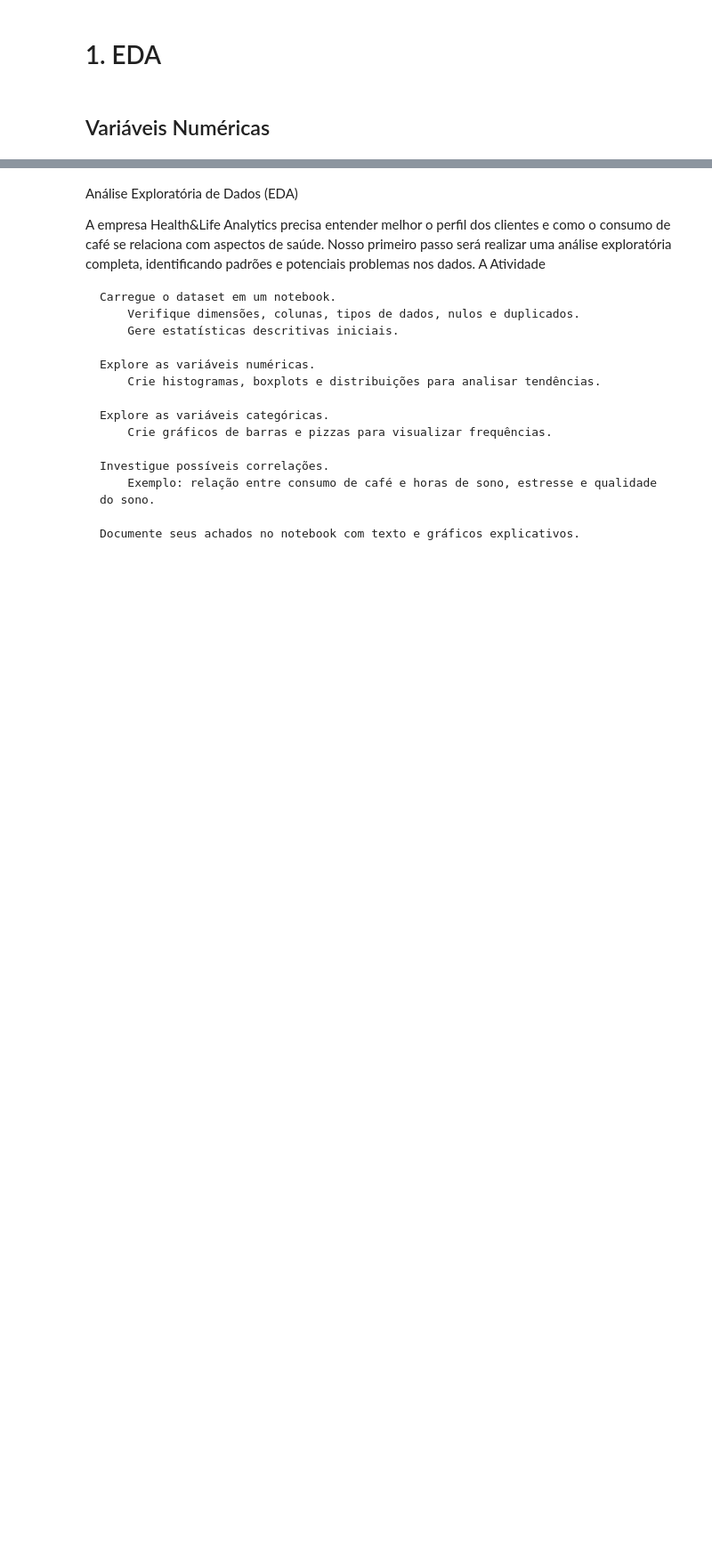
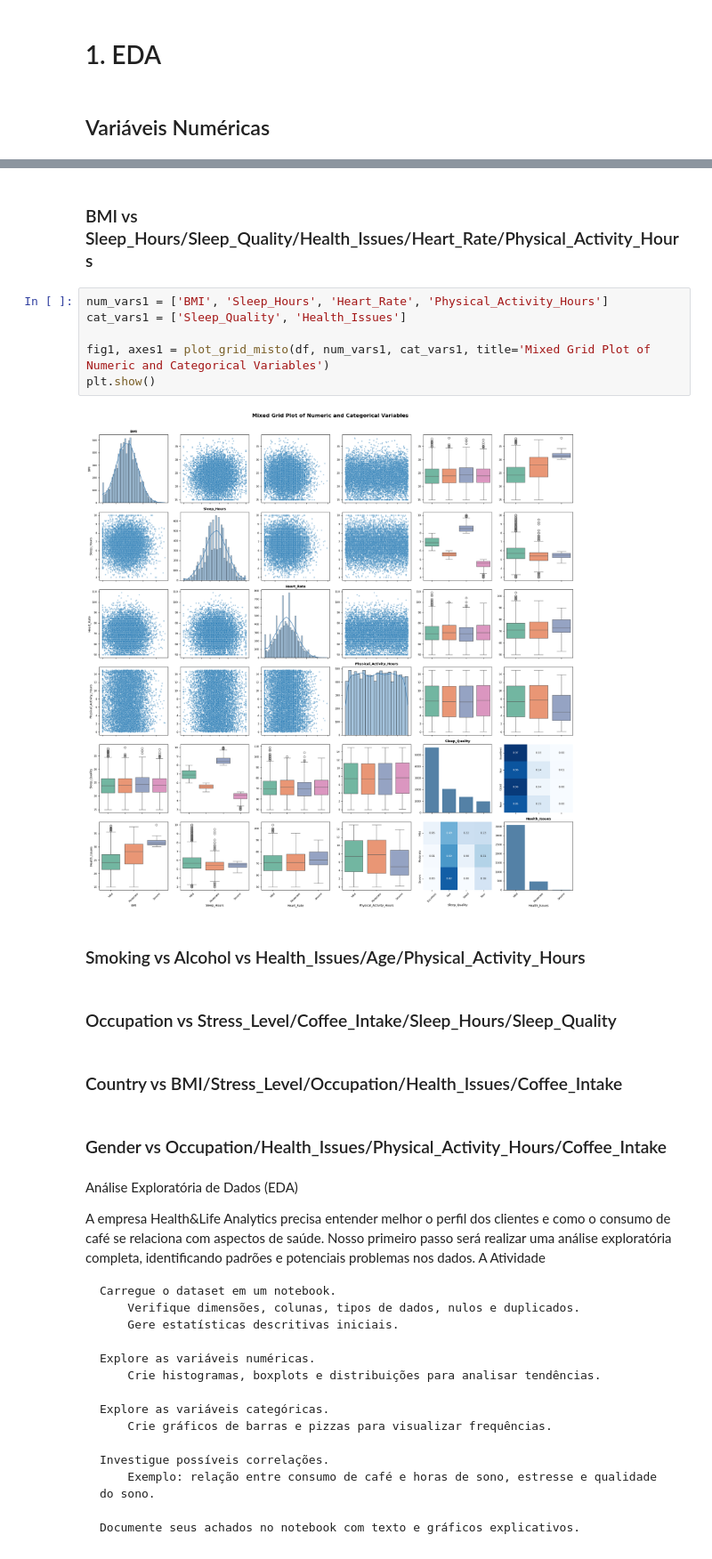
Before and after one commit to DKawaguch/Projeto_Alura_1, a Jupyter notebook: main.ipynb, the cells around one changed output, grey strips where cells are left out. Shown at 89% size. Drawn from its saved outputs; the diff is of its cells as text; blank space fills up the shorter version.

```diff
--- a/main.ipynb
+++ b/main.ipynb
@@ -126,3 +246,21 @@ TypeError: cannot unpack non-iterable numpy.dtypes.Int64DType object
+# %% [markdown]
+### BMI vs Sleep_Hours/Sleep_Quality/Health_Issues/Heart_Rate/Physical_Activity_Hours
+# %%
+num_vars1 = ['BMI', 'Sleep_Hours', 'Heart_Rate', 'Physical_Activity_Hours']
+cat_vars1 = ['Sleep_Quality', 'Health_Issues']
+
+fig1, axes1 = plot_grid_misto(df, num_vars1, cat_vars1, title='Mixed Grid Plot of Numeric and Categorical Variables')
+plt.show()
+# %% [output]
+[figure, added]
+# %% [markdown]
+### Smoking vs Alcohol vs Health_Issues/Age/Physical_Activity_Hours
+# %% [markdown]
+### Occupation vs Stress_Level/Coffee_Intake/Sleep_Hours/Sleep_Quality
+# %% [markdown]
+### Country vs BMI/Stress_Level/Occupation/Health_Issues/Coffee_Intake
+# %% [markdown]
+### Gender vs Occupation/Health_Issues/Physical_Activity_Hours/Coffee_Intake
 # %% [markdown]
 Análise Exploratória de Dados (EDA)
 
```
Also changed, not shown: parts of 6 cells of this notebook.
